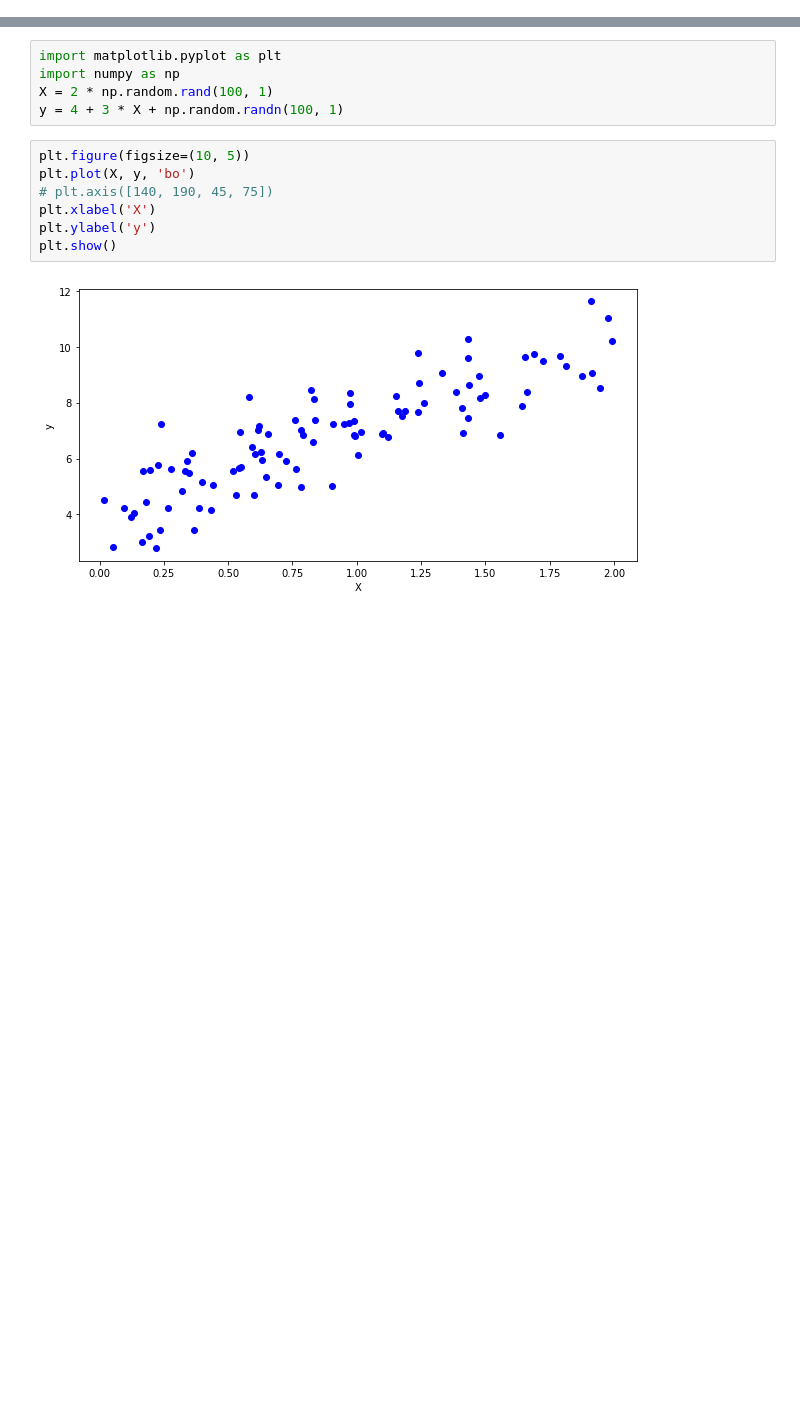
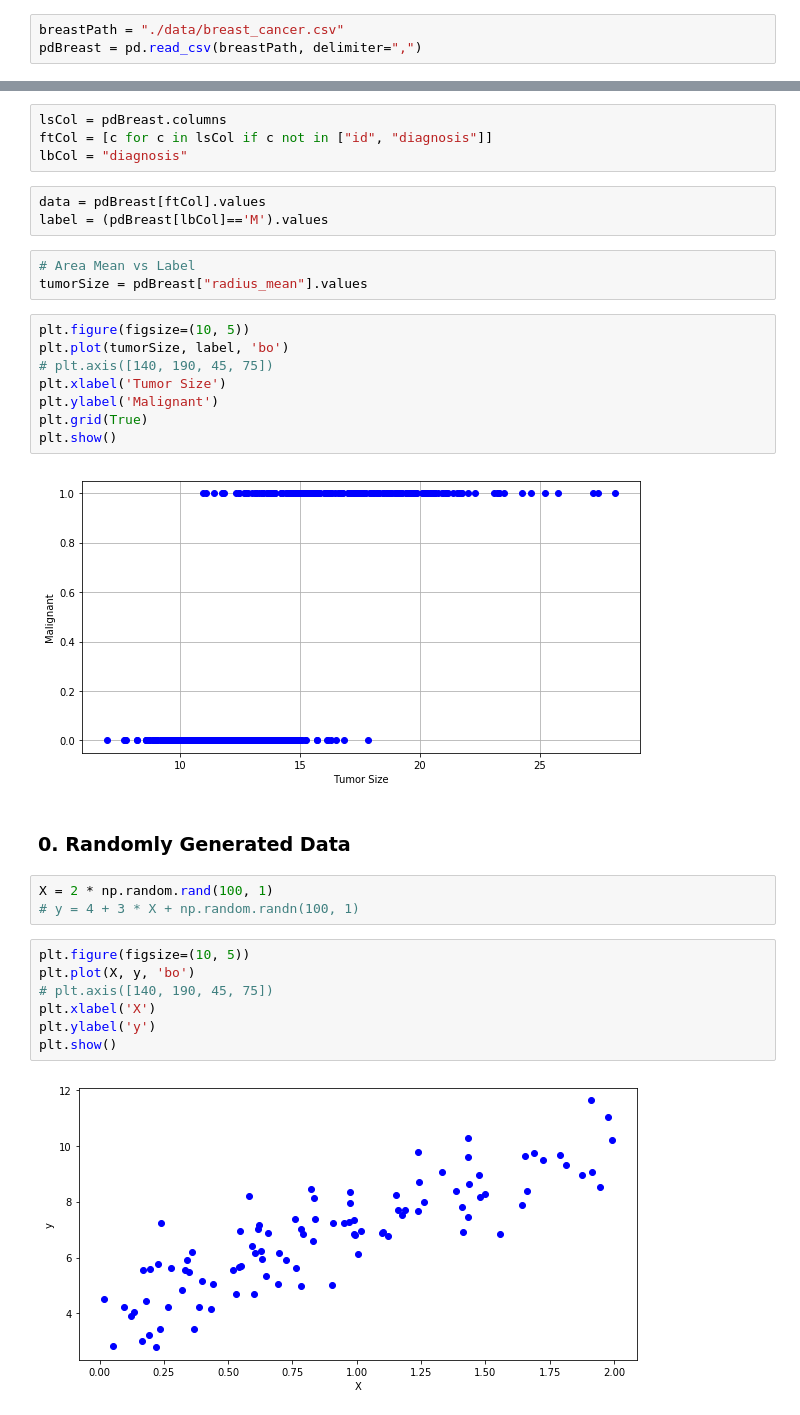
Before and after one commit to alerk/ml_class, a Jupyter notebook: 00.linear_regression.ipynb, the cells around one changed output, grey strips where cells are left out. Drawn from its saved outputs; the diff is of its cells as text; blank space fills up the shorter version.

```diff
--- a/00.linear_regression.ipynb
+++ b/00.linear_regression.ipynb
@@ -2,0 +477,3 @@
+# %%
+breastPath = "./data/breast_cancer.csv"
+pdBreast = pd.read_csv(breastPath, delimiter=",")
@@ -3,8 +490,28 @@
+# %%
+lsCol = pdBreast.columns
+ftCol = [c for c in lsCol if c not in ["id", "diagnosis"]]
+lbCol = "diagnosis"
+# %%
+data = pdBreast[ftCol].values
+label = (pdBreast[lbCol]=='M').values
+# %%
+# Area Mean vs Label
+tumorSize = pdBreast["radius_mean"].values
+# %%
+plt.figure(figsize=(10, 5))
+plt.plot(tumorSize, label, 'bo')
+# plt.axis([140, 190, 45, 75])
+plt.xlabel('Tumor Size')
+plt.ylabel('Malignant')
+plt.grid(True)
+plt.show()
+# %% [output]
+[figure, added]
+# %% [markdown]
+### 0. Randomly Generated Data
 # %%
-import matplotlib.pyplot as plt
-import numpy as np
 X = 2 * np.random.rand(100, 1)
-y = 4 + 3 * X + np.random.randn(100, 1)
+# y = 4 + 3 * X + np.random.randn(100, 1)
 # %%
 plt.figure(figsize=(10, 5))
 plt.plot(X, y, 'bo')
```
Also changed, not shown: parts of 55 cells of this notebook, 10 other files.
